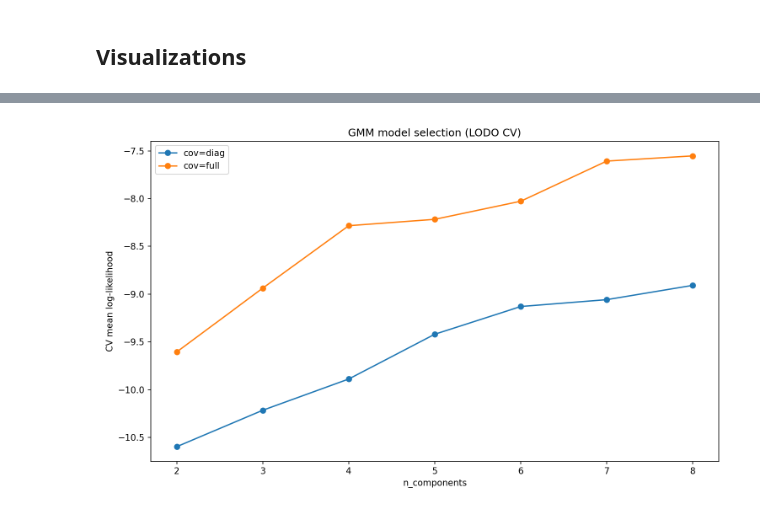
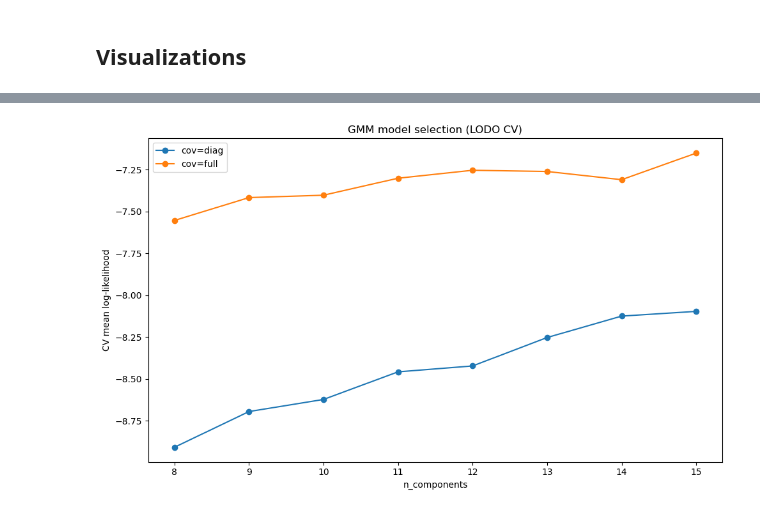
Before and after one commit to dman4703/cs4641-131-project, a Jupyter notebook: notebooks/gmm.ipynb, the cells around one changed output, grey strips where cells are left out. Cells and saved outputs as stored; diff of their text form; code cells hidden in the pictures.

```diff
--- a/notebooks/gmm.ipynb
+++ b/notebooks/gmm.ipynb
@@ -85,11 +85,12 @@ Features: 9
 gmm, grid_summary = tune_and_train_gmm(
     X_train_scaled,
     day_groups=train_day_groups,
+    n_components_grid=range(8, 16),
     logger=logger,
 )
 
 print("Best params:", grid_summary["best_params"])
 print("Train AIC/BIC:", grid_summary["train_aic"], grid_summary["train_bic"])
 
-pd.DataFrame(grid_summary["grid_results"]).head()
+print(pd.DataFrame(grid_summary["grid_results"]).to_string())
 # %% [output]
@@ -106,12 +143,22 @@ Train AIC/BIC: 539717.1193727169 543466.126332418
 # %%
 # Score train/test and choose threshold (lower-tail quantile)
 
-threshold_quantile = 0.05  # adjust if needed
+threshold_quantile = 0.05 # default
 
 train_llk = score_loglik(gmm, X_train_scaled)
 test_llk = score_loglik(gmm, X_test_scaled)
 
-threshold, thr_meta = choose_threshold(train_llk, quantile=threshold_quantile)
-print("Threshold (quantile=%.3f): %.6f" % (threshold_quantile, threshold))
+# 5% threshold
+threshold_5, thr_meta_5 = choose_threshold(train_llk, quantile=0.05)
+print("5%% Threshold: %.6f" % (threshold_5,))
+
+# 10% threshold
+threshold_10, thr_meta_10 = choose_threshold(train_llk, quantile=0.10)
+print("10%% Threshold: %.6f" % (threshold_10,))
+
+# Backward-compatible variables for the rest of the notebook
+threshold = threshold_5
+thr_meta = thr_meta_5
+print("Using 5% threshold as the primary setting for metrics and artifacts.")
 thr_meta
 # %% [output]
@@ -262,12 +322,58 @@ Quantitative scoring metrics:
 # %% [markdown]
 ## Visualizations
 # %%
-from IPython.display import Image, display
+import seaborn as sns
+import matplotlib.pyplot as plt
+from sklearn.decomposition import PCA
+import pandas as pd
 
-if isinstance(fig_paths, dict) and len(fig_paths):
-    for name, path in fig_paths.items():
-        print(name, "->", path)
-        display(Image(filename=path))
-else:
-    print("No figure paths found.")
+# 1) Model selection curve (CV mean LLK vs k by cov type)
+try:
+    df_grid = pd.DataFrame(grid_summary.get("grid_results", []))
+    if not df_grid.empty:
+        plt.figure(figsize=(10, 6))
+        for cov, sub in df_grid.groupby("covariance_type"):
+            sub_sorted = sub.sort_values("n_components")
+            plt.plot(sub_sorted["n_components"], sub_sorted["cv_mean_loglik"], marker="o", label=f"cov={cov}")
+        plt.xlabel("n_components")
+        plt.ylabel("CV mean log-likelihood")
+        plt.title("GMM model selection (LODO CV)")
+        plt.legend()
+        plt.tight_layout()
+        plt.show()
+except Exception as exc:
+    print("Failed to plot model selection:", exc)
+
+# 2) Log-likelihood distributions (train vs test)
+try:
+    plt.figure(figsize=(10, 6))
+    sns.kdeplot(train_llk, fill=True, alpha=0.4, label="train")
+    sns.kdeplot(test_llk, fill=True, alpha=0.4, label="test")
+    plt.xlabel("log-likelihood")
+    plt.title("Train vs Test log-likelihood")
+    plt.legend()
+    plt.tight_layout()
+    plt.show()
+except Exception as exc:
+    print("Failed to plot LLK distributions:", exc)
+
+# 3) PCA scatter of test colored by 5% flag
+try:
+    test_flags_5 = (test_llk <= threshold)
+    pca = PCA(n_components=2, random_state=42)
+    Z = pca.fit_transform(X_test_scaled)
+    plt.figure(figsize=(10, 6))
+    plt.scatter(Z[~test_flags_5, 0], Z[~test_flags_5, 1], s=6, c="#4c78a8", alpha=0.5, label="not flagged")
+    plt.scatter(Z[test_flags_5, 0], Z[test_flags_5, 1], s=10, c="#f58518", alpha=0.8, label="flagged")
+    plt.xlabel("PCA 1")
+    plt.ylabel("PCA 2")
+    plt.title("Test PCA (colored by GMM candidate flag, 5%)")
+    plt.legend()
+    plt.tight_layout()
+    plt.show()
+except Exception as exc:
+    print("Failed to plot PCA scatter:", exc)
+
+# No files saved; keep compatibility
+fig_paths = None
 # %% [output]
@@ -275 +380 @@ model_selection -> reports\gmm\model_selection_cv_llk.png
-[figure, old version]
+[figure, new version]
```
Also changed, not shown: parts of 17 cells of this notebook, 25 other files.
